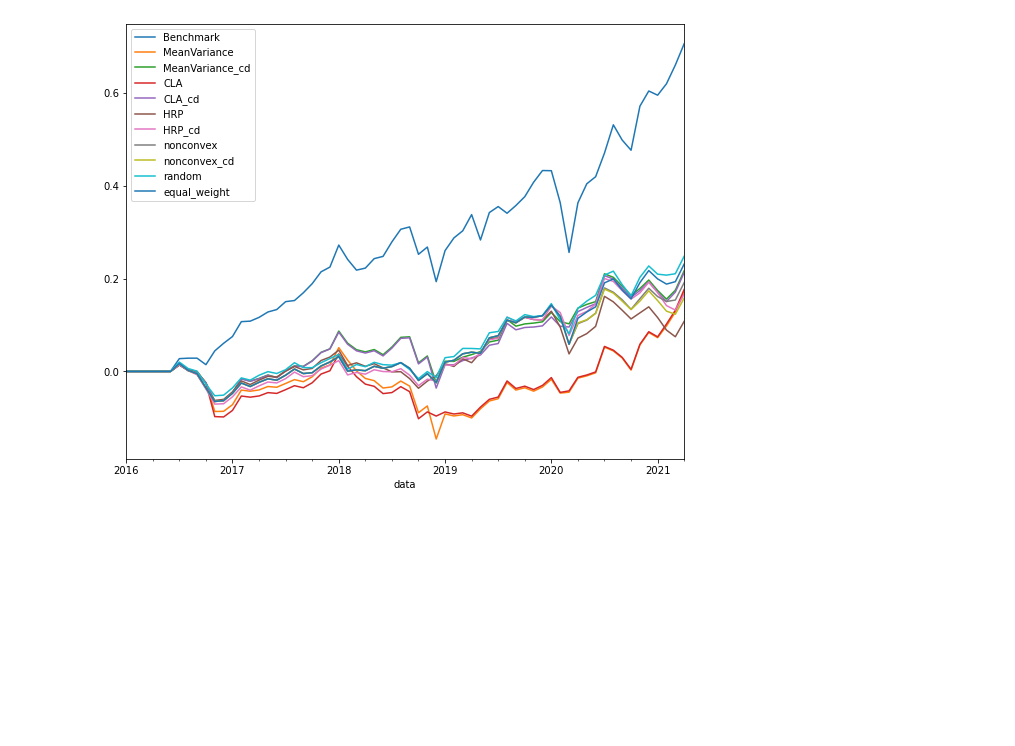
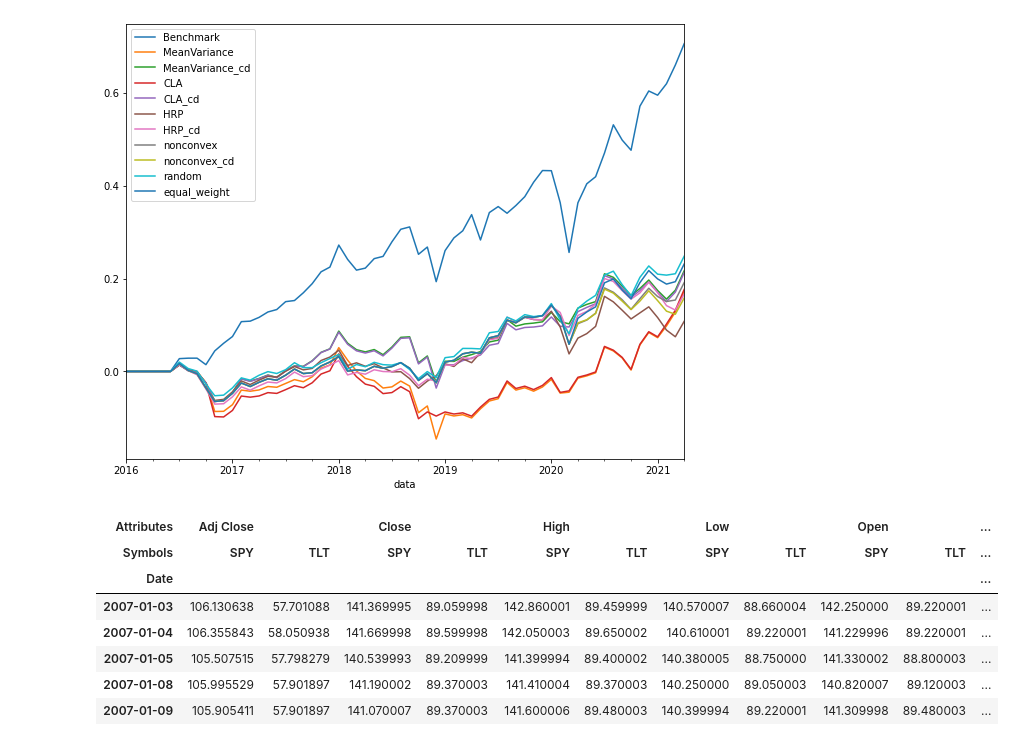
Before and after one commit to CloseToAlgoTrading/CodeFromVideo, a Jupyter notebook: Episode_20_Battle_Of_Optimization_Methods/test_classic_model.ipynb, the cells around one changed output. Drawn from its saved outputs; the diff is of its cells as text; code cells hidden in the pictures; blank space fills up the shorter version.

```diff
--- a/Episode_20_Battle_Of_Optimization_Methods/test_classic_model.ipynb
+++ b/Episode_20_Battle_Of_Optimization_Methods/test_classic_model.ipynb
@@ -992,3 +992,22 @@ df = plotPorfolioReturns(d_res, None)
 df.to_csv('models_drawdown_2016_2021_etf.csv')
 # %% [output]
 [figure]
+# %%
+ticker = ['SPY', 'TLT']#, 'GLD', 'RWO']
+history_range = {'start': datetime(2007, 1, 1),
+                 'end': datetime(2020, 10, 1)}
+
+stock = pdr.DataReader(ticker,
+                start=history_range['start'],
+                end=history_range['end'],
+                data_source='yahoo')
+stock.head()
+# %% [output]
+| Attributes | Adj Close |  | Close |  | High |  | Low |  | Open |  | ... |
+| Symbols | SPY | TLT | SPY | TLT | SPY | TLT | SPY | TLT | SPY | TLT | ... |
+| Date |  |  |  |  |  |  |  |  |  |  | ... |
+| 2007-01-03 | 106.130638 | 57.701088 | 141.369995 | 89.059998 | 142.860001 | 89.459999 | 140.570007 | 88.660004 | 142.250000 | 89.220001 | ... |
+| 2007-01-04 | 106.355843 | 58.050938 | 141.669998 | 89.599998 | 142.050003 | 89.650002 | 140.610001 | 89.220001 | 141.229996 | 89.220001 | ... |
+| 2007-01-05 | 105.507515 | 57.798279 | 140.539993 | 89.209999 | 141.399994 | 89.400002 | 140.380005 | 88.750000 | 141.330002 | 88.800003 | ... |
+| 2007-01-08 | 105.995529 | 57.901897 | 141.190002 | 89.370003 | 141.410004 | 89.370003 | 140.250000 | 89.050003 | 140.820007 | 89.120003 | ... |
+| 2007-01-09 | 105.905411 | 57.901897 | 141.070007 | 89.370003 | 141.600006 | 89.480003 | 140.399994 | 89.220001 | 141.309998 | 89.480003 | ... |
```
Also changed, not shown: parts of 3 cells of this notebook, 2 other files.
